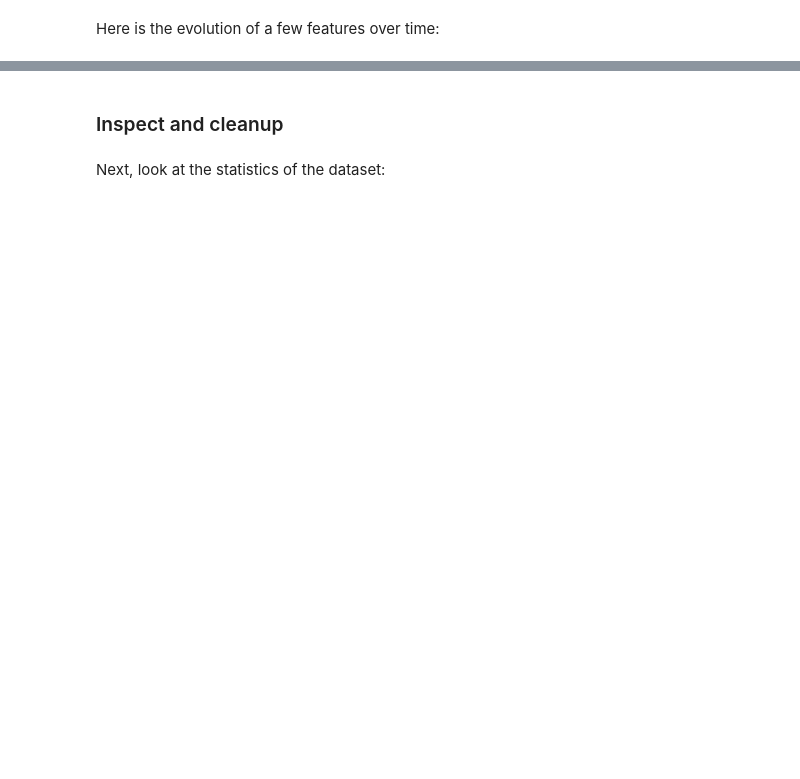
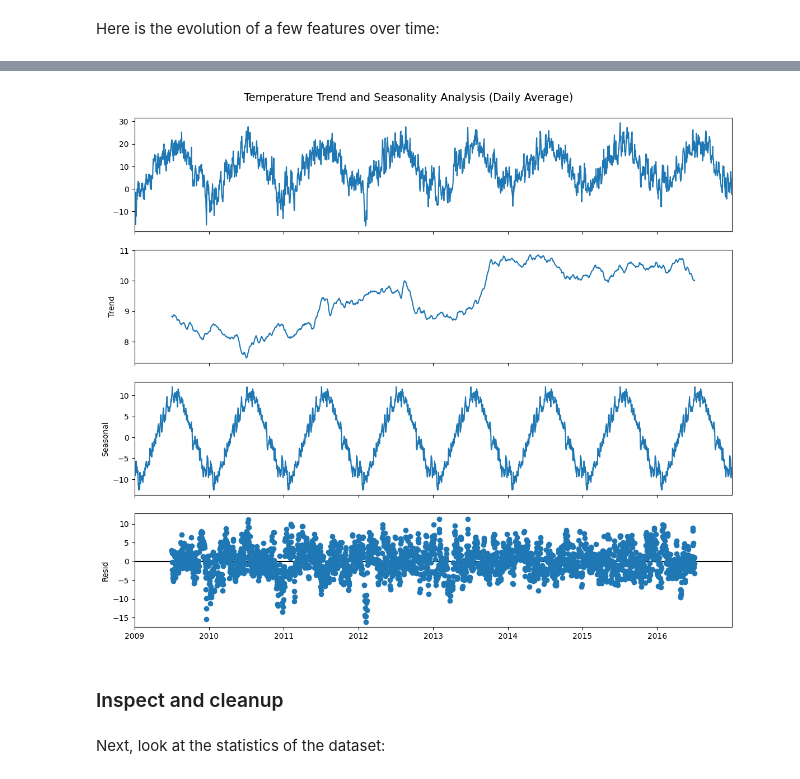
Before and after one commit to IrenaSpivak15/IrenaSpivak15, a Jupyter notebook: site/en/tutorials/structured_data/time_series.ipynb, the cells around one changed output, grey strips where cells are left out. Drawn from its saved outputs; the diff is of its cells as text; code cells hidden in the pictures; blank space fills up the shorter version.

```diff
--- a/site/en/tutorials/structured_data/time_series.ipynb
+++ b/site/en/tutorials/structured_data/time_series.ipynb
@@ -72,7 +75,13 @@ csv_path, _ = os.path.splitext(zip_path)
 # %% [markdown]
 This tutorial will just deal with **hourly predictions**, so start by sub-sampling the data from 10-minute intervals to one-hour intervals:
 # %%
-df = pd.read_csv(csv_path)
+import os
+import pandas as pd
+
+# Construct the correct path to the extracted CSV file
+actual_csv_path = os.path.join(csv_path, 'jena_climate_2009_2016.csv')
+df = pd.read_csv(actual_csv_path)
+
 # Slice [start:stop:step], starting from index 5 take every 6th record.
 df = df[5::6]
 
@@ -125,3 +144,22 @@ _ = plot_features.plot(subplots=True)
+# %%
+from statsmodels.tsa.seasonal import seasonal_decompose
+
+# Prepare temperature series indexed by date_time
+temp_series = pd.Series(df['T (degC)'].values, index=date_time)
+
+# Downsample to daily mean to make decomposition and visualization clearer
+temp_daily = temp_series.resample('D').mean()
+
+# Perform seasonal decomposition (assuming annual cycle of 365 days)
+decomposition = seasonal_decompose(temp_daily, model='additive', period=365)
+
+# Plot the decomposed components
+fig = decomposition.plot()
+fig.set_size_inches(12, 10)
+plt.suptitle('Temperature Trend and Seasonality Analysis (Daily Average)', y=1.02, fontsize=14)
+plt.show()
+# %% [output]
+[figure, added]
 # %% [markdown]
 ### Inspect and cleanup
 # %% [markdown]
```
Also changed, not shown: parts of 36 cells of this notebook.
